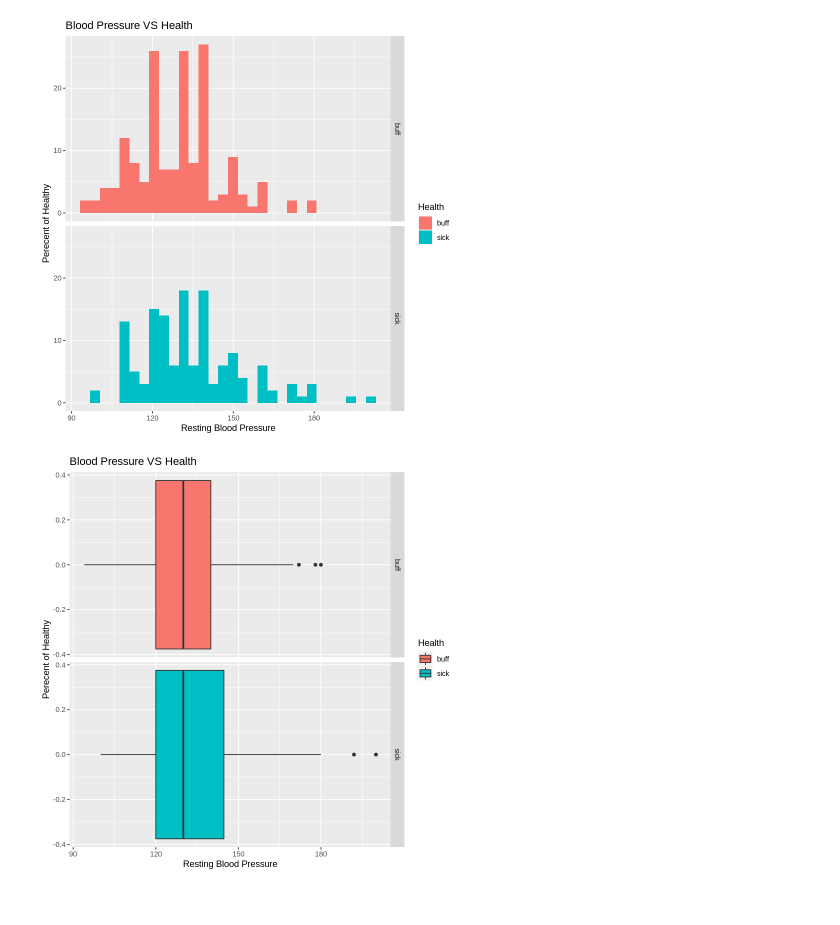
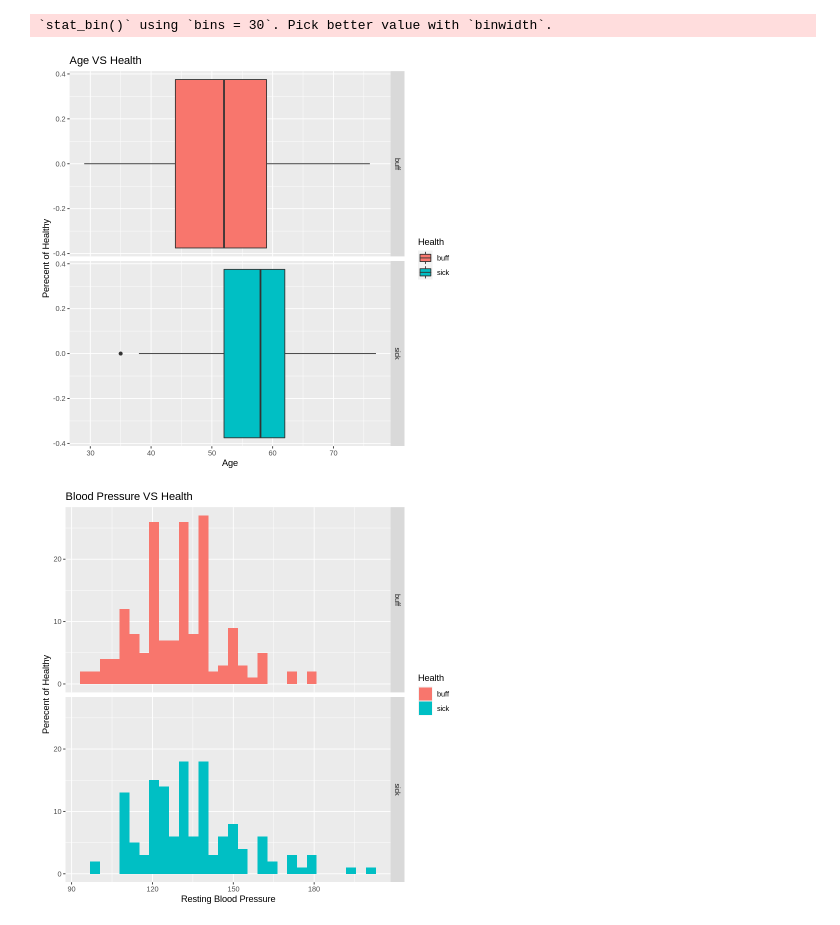
Before and after one commit to akosek4/DSCI-100-Heart-Disease-Project, a Jupyter notebook: Age_rbp.ipynb, the cells around one changed output. Cells and saved outputs as stored; diff of their text form; code cells hidden in the pictures.

Commit message:
Age_rbp
Added age boxplot

```diff
--- a/Age_rbp.ipynb
+++ b/Age_rbp.ipynb
@@ -35,6 +35,16 @@ age_plot <- data_selected |>
     labs(fill = "Health") +
     ggtitle("Health VS Age")
 age_plot
+
+age2_plot <- data_selected |>
+    ggplot(aes(x = age, fill = healthy_or_sick)) +
+    geom_boxplot(position = 'identity') +
+    xlab("Age") +
+    ylab("Perecent of Healthy") +
+    labs(fill = "Health") +
+    ggtitle("Age VS Health") +
+facet_grid(rows = vars(healthy_or_sick))
+age2_plot
 
 rbp_plot <- data_selected |>
     ggplot(aes(x = resting_blood_pres, fill = healthy_or_sick)) +
@@ -80,3 +88,4 @@ cols(
 [figure]
+`stat_bin()` using `bins = 30`. Pick better value with `binwidth`.
-[figure, old version]
+[figure, new version]
-[figure, old version]
+[figure, new version]
```
Also changed, not shown: parts of 2 cells of this notebook.
